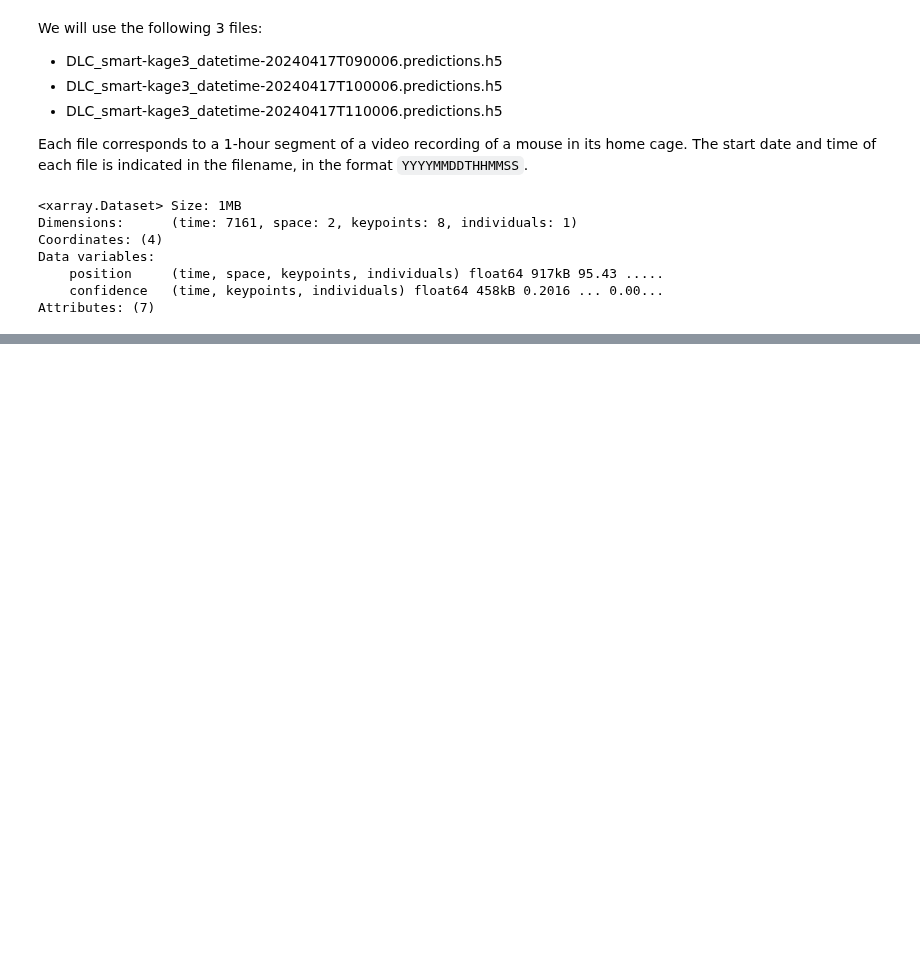
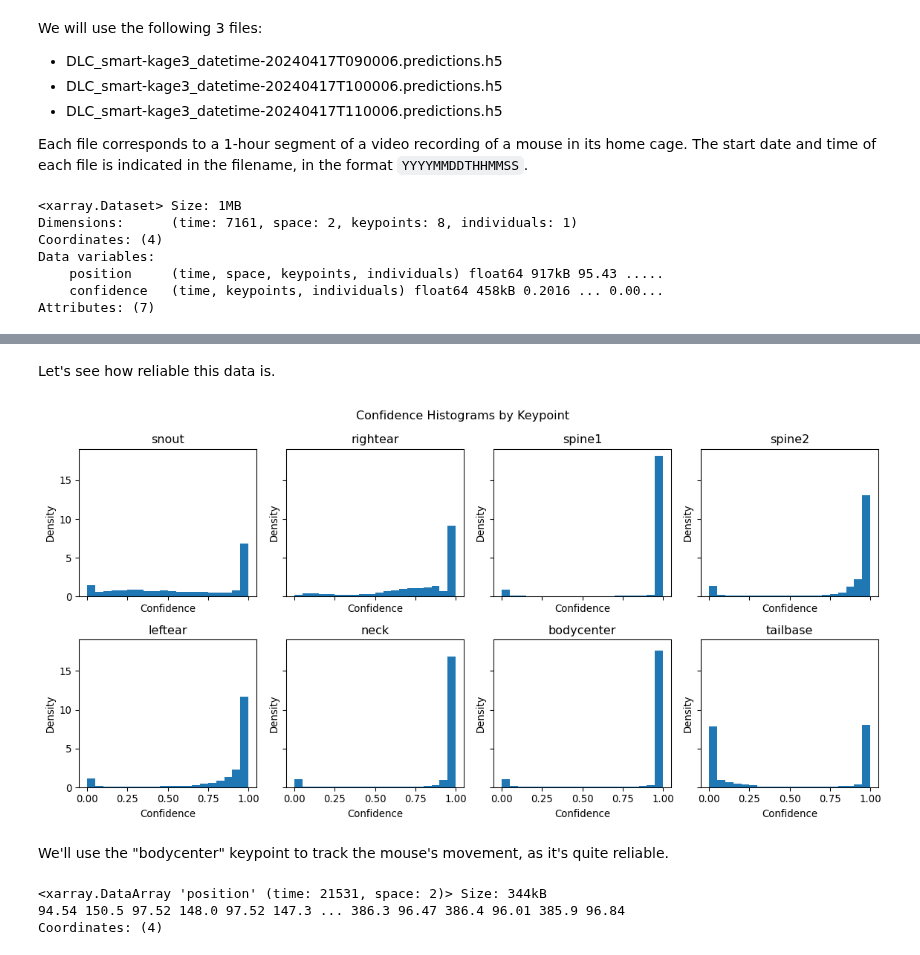
Before and after one commit to neuroinformatics-unit/course-animals-in-motion, a Jupyter notebook: book/05-movement-mouse.ipynb, the cells around one changed output, grey strips where cells are left out. Saved outputs shown, nothing was run; the diff lists cells and outputs as text; code cells hidden in the pictures; blank space fills up the shorter version.

Commit message:
WIP add content to mouse activity log notebook

```diff
--- a/book/05-movement-mouse.ipynb
+++ b/book/05-movement-mouse.ipynb
@@ -54,0 +95,3 @@ Attributes: (7)
+# %%
+ds_all = xr.concat(ds_list_datetime, dim="time")
+ds_all
@@ -54,0 +106,71 @@ Attributes: (7)
+# %% [markdown]
+Let's see how reliable this data is.
+# %%
+# | echo: false
+
+from pathlib import Path
+
+
+def plot_confidence_hist_by_keypoint(
+    ds: xr.Dataset,
+    save_path: Path | None = None,
+) -> None:
+    """
+    Plot histograms of confidence values for each keypoint in the dataset.
+
+    Parameters
+    ----------
+    ds : xr.Dataset
+        The dataset containing keypoint positions and confidence values.
+    save_path : Path | None
+        Optional path to save the plot. If None, the plot will not be saved.
+    """
+    n_keypoints = ds.sizes["keypoints"]
+
+    # Create subplots for each keypoint
+    fig, axes = plt.subplots(
+        nrows=2,
+        ncols=(n_keypoints + 1) // 2,
+        figsize=(n_keypoints * 1.5, n_keypoints * 0.75),
+        sharey=True,
+        sharex=True,
+    )
+
+    # Loop through each keypoint and plot its confidence histogram
+    for i, kpt in enumerate(ds.keypoints.values):
+        ax = axes[i % 2, i // 2]
+        ds.confidence.sel(keypoints=kpt).plot.hist(
+            bins=20,
+            ax=ax,
+            label=kpt,
+            histtype="stepfilled",
+            density=True,
+        )
+        ax.set_ylabel("Density")
+        ax.set_xlabel("")
+        ax.set_xlabel("Confidence")
+        ax.set_title(kpt)
+
+    plt.suptitle("Confidence Histograms by Keypoint")
+    plt.tight_layout()
+
+    if save_path:
+        plt.savefig(save_path, dpi=128)
+
+
+plot_confidence_hist_by_keypoint(ds_all)
+# %% [output]
+[figure, added]
+# %% [markdown]
+We'll use the "bodycenter" keypoint to track the mouse's movement, as it's quite reliable.
+# %%
+bodycenter = ds_all.sel(
+    individuals="individual_0",  # the only one, in this case
+    keypoints="bodycenter",  # select the desired keypoint
+).position  # extract the "position" variable
+
+bodycenter
+# %% [output]
+<xarray.DataArray 'position' (time: 21531, space: 2)> Size: 344kB
+94.54 150.5 97.52 148.0 97.52 147.3 ... 386.3 96.47 386.4 96.01 385.9 96.84
+Coordinates: (4)
```
Also changed, not shown: parts of 5 cells of this notebook.
